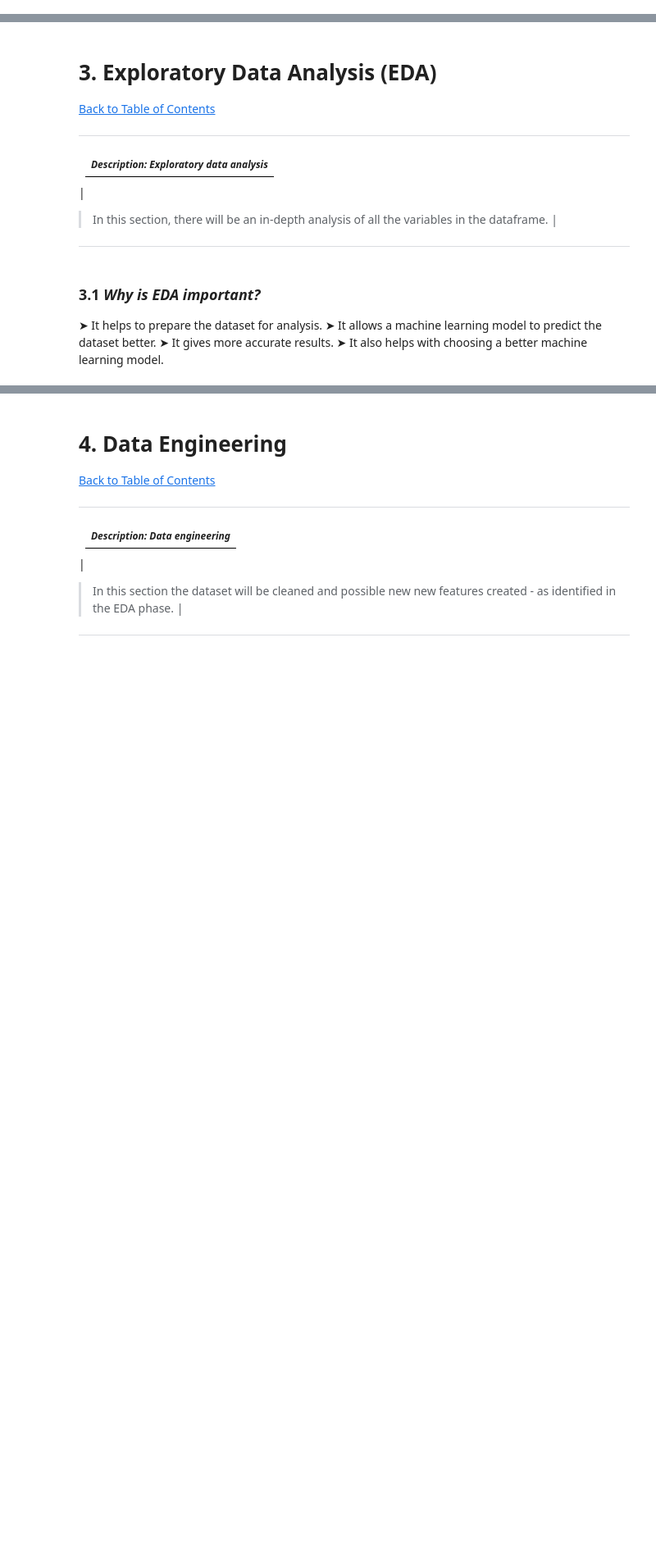
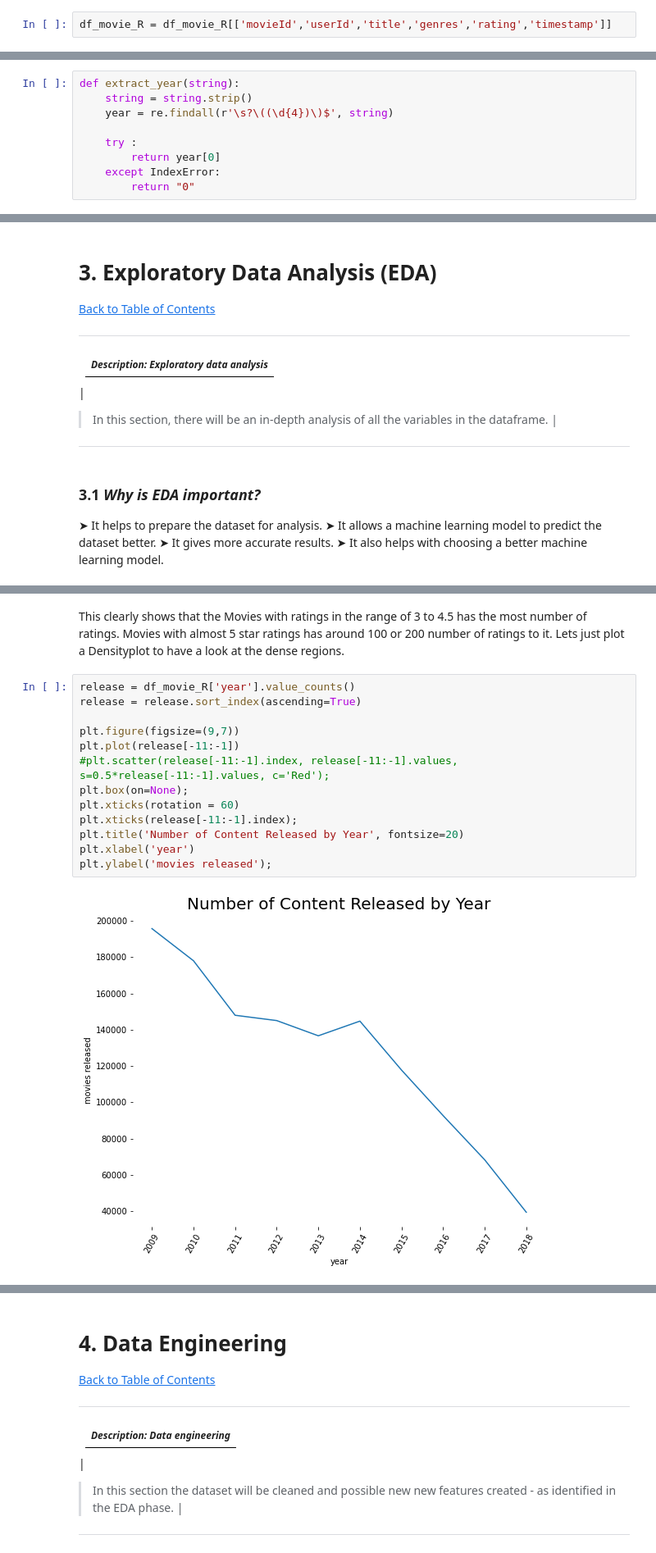
Before and after one commit to CaitMc/Team_ES2_Unsupervised_Predict, a Jupyter notebook: Team ES2 Unsupervised Predict.ipynb, the cells around one changed output, grey strips where cells are left out. Shown at 82% size. Cells and saved outputs as stored; diff of their text form; blank space fills up the shorter version.

```diff
--- a/Team ES2 Unsupervised Predict.ipynb
+++ b/Team ES2 Unsupervised Predict.ipynb
@@ -321,0 +294,2 @@ df_tags .head()
+# %%
+df_movie_R = df_movie_R[['movieId','userId','title','genres','rating','timestamp']]
@@ -321,0 +305,9 @@ df_tags .head()
+# %%
+def extract_year(string):
+    string = string.strip()
+    year = re.findall(r'\s?\((\d{4})\)$', string)
+
+    try :
+        return year[0]
+    except IndexError:
+        return "0"
@@ -566,0 +529,17 @@ dtype: int64
+# %% [markdown]
+This clearly shows that the Movies with ratings in the range of 3 to 4.5 has the most number of ratings. Movies with almost 5 star ratings has around 100 or 200 number of ratings to it. Lets just plot a Densityplot to have a look at the dense regions.
+# %%
+release = df_movie_R['year'].value_counts()
+release = release.sort_index(ascending=True)
+
+plt.figure(figsize=(9,7))
+plt.plot(release[-11:-1])
+#plt.scatter(release[-11:-1].index, release[-11:-1].values, s=0.5*release[-11:-1].values, c='Red');
+plt.box(on=None);
+plt.xticks(rotation = 60)
+plt.xticks(release[-11:-1].index);
+plt.title('Number of Content Released by Year', fontsize=20)
+plt.xlabel('year')
+plt.ylabel('movies released');
+# %% [output]
+[figure, added]
```
Also changed, not shown: parts of 89 cells of this notebook.
